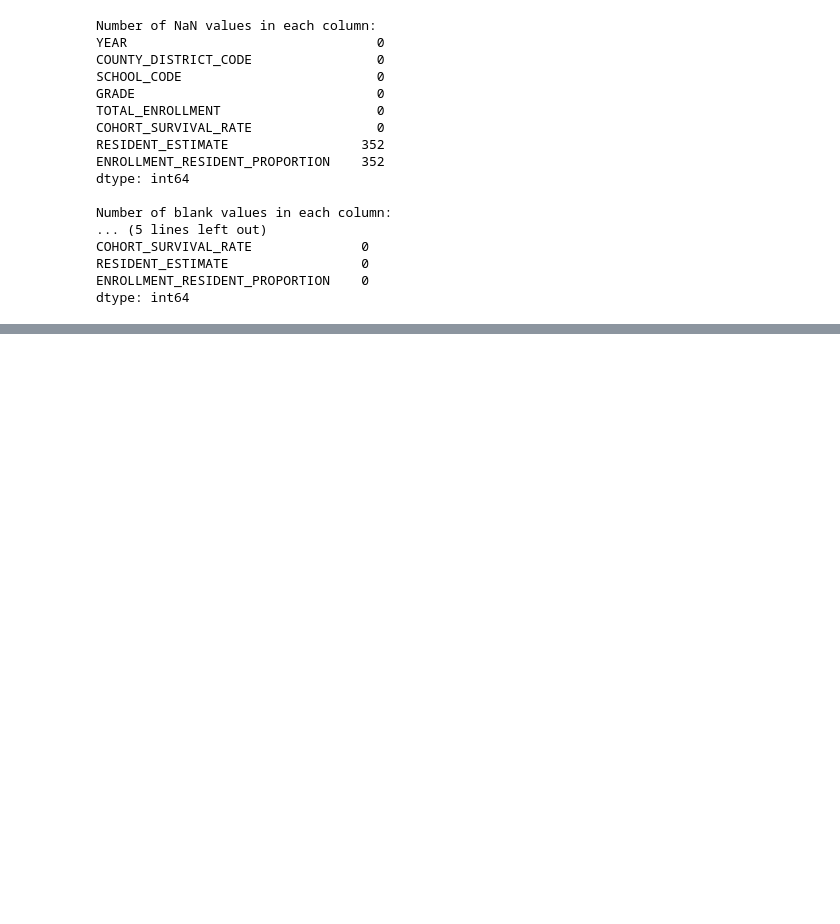
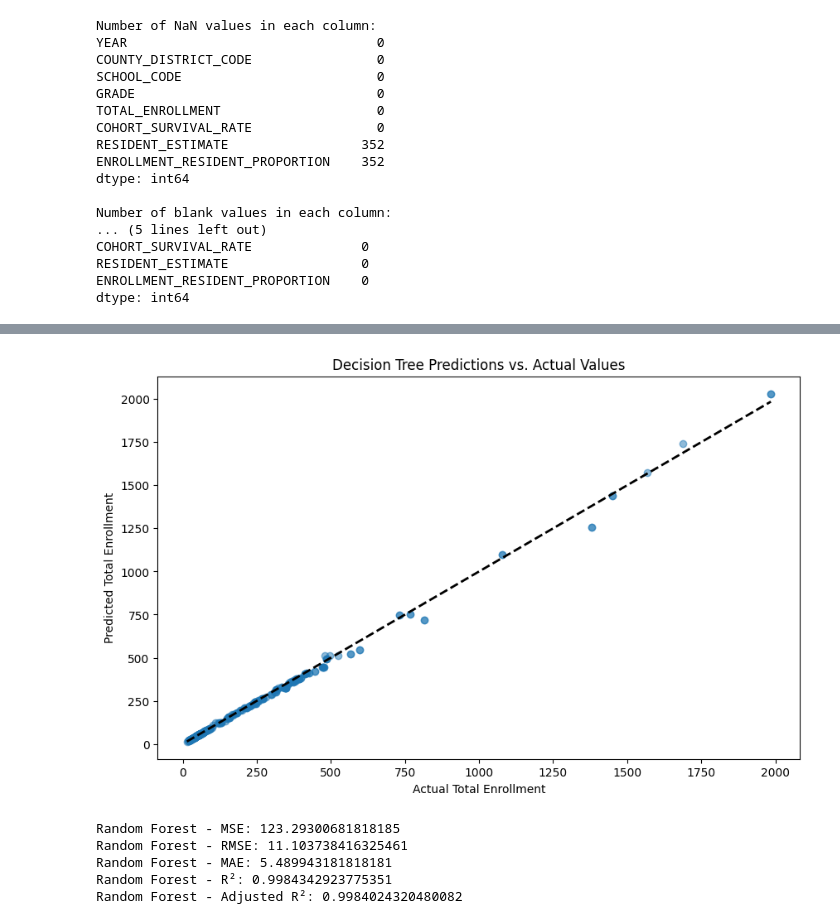
Before and after one commit to Kleach112/ML_Enrollment_Projections, a Jupyter notebook: notebooks/Enrollment_Projections_ML.ipynb, the cells around one changed output, grey strips where cells are left out. Saved outputs shown, nothing was run; the diff lists cells and outputs as text; code cells hidden in the pictures; blank space fills up the shorter version.

```diff
--- a/notebooks/Enrollment_Projections_ML.ipynb
+++ b/notebooks/Enrollment_Projections_ML.ipynb
@@ -138,0 +238,45 @@ Mean Squared Error: 649.6860342375368
+# %%
+# Plot actual vs. predicted values for the Decision Tree model
+plt.figure(figsize=(10, 6))
+plt.scatter(y_test, dt_predictions, alpha=0.5)  # Replace dt_predictions with actual predictions
+
+plt.title('Decision Tree Predictions vs. Actual Values')
+plt.xlabel('Actual Total Enrollment')
+plt.ylabel('Predicted Total Enrollment')
+plt.plot([y_test.min(), y_test.max()], [y_test.min(), y_test.max()], 'k--', lw=2)  # Diagonal line for reference
+plt.show()
+# %% [output]
+[figure, added]
+# %%
+# Select the Machine Learning Algorithm for Random Forest
+rf_model = RandomForestRegressor(n_estimators=100, random_state=42)  # n_estimators is the number of trees
+
+# Train the Random Forest Model
+rf_model.fit(X_train, y_train)
+
+# Make Predictions
+rf_predictions = rf_model.predict(X_test)
+
+# Evaluate the Random Forest Model
+rf_mse = mean_squared_error(y_test, rf_predictions)
+rf_rmse = np.sqrt(rf_mse)
+rf_mae = mean_absolute_error(y_test, rf_predictions)
+rf_r2 = r2_score(y_test, rf_predictions)
+
+# Number of observations and predictors for Adjusted R²
+n = X_test.shape[0]
+p = X_test.shape[1]
+
+rf_adjusted_r2 = 1 - (1 - rf_r2) * (n - 1) / (n - p - 1)
+
+print("Random Forest - MSE:", rf_mse)
+print("Random Forest - RMSE:", rf_rmse)
+print("Random Forest - MAE:", rf_mae)
+print("Random Forest - R²:", rf_r2)
+print("Random Forest - Adjusted R²:", rf_adjusted_r2)
+# %% [output]
+Random Forest - MSE: 123.29300681818185
+Random Forest - RMSE: 11.103738416325461
+Random Forest - MAE: 5.489943181818181
+Random Forest - R²: 0.9984342923775351
+Random Forest - Adjusted R²: 0.9984024320480082
```
Also changed, not shown: parts of 12 cells of this notebook, 11 other files.
